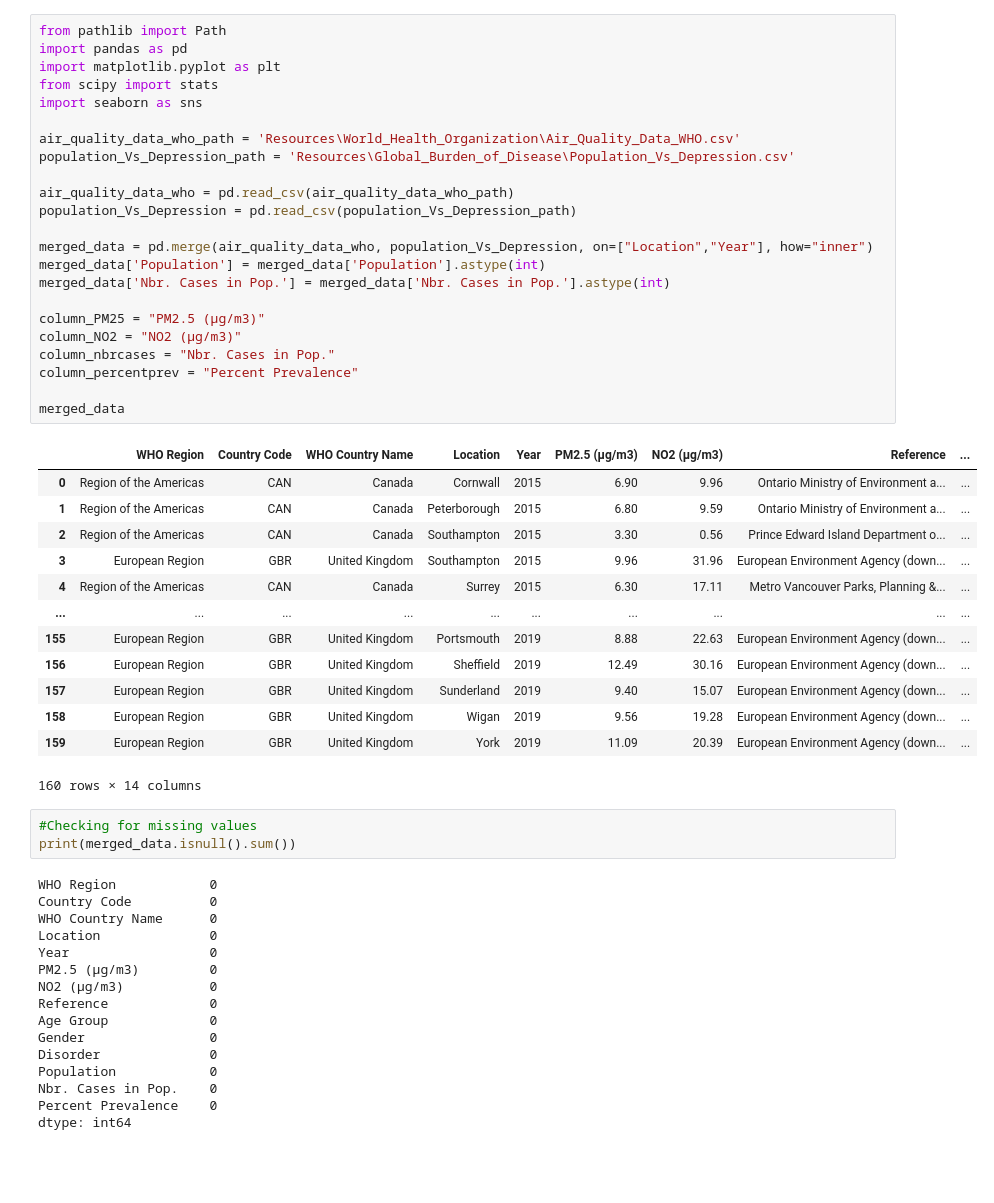
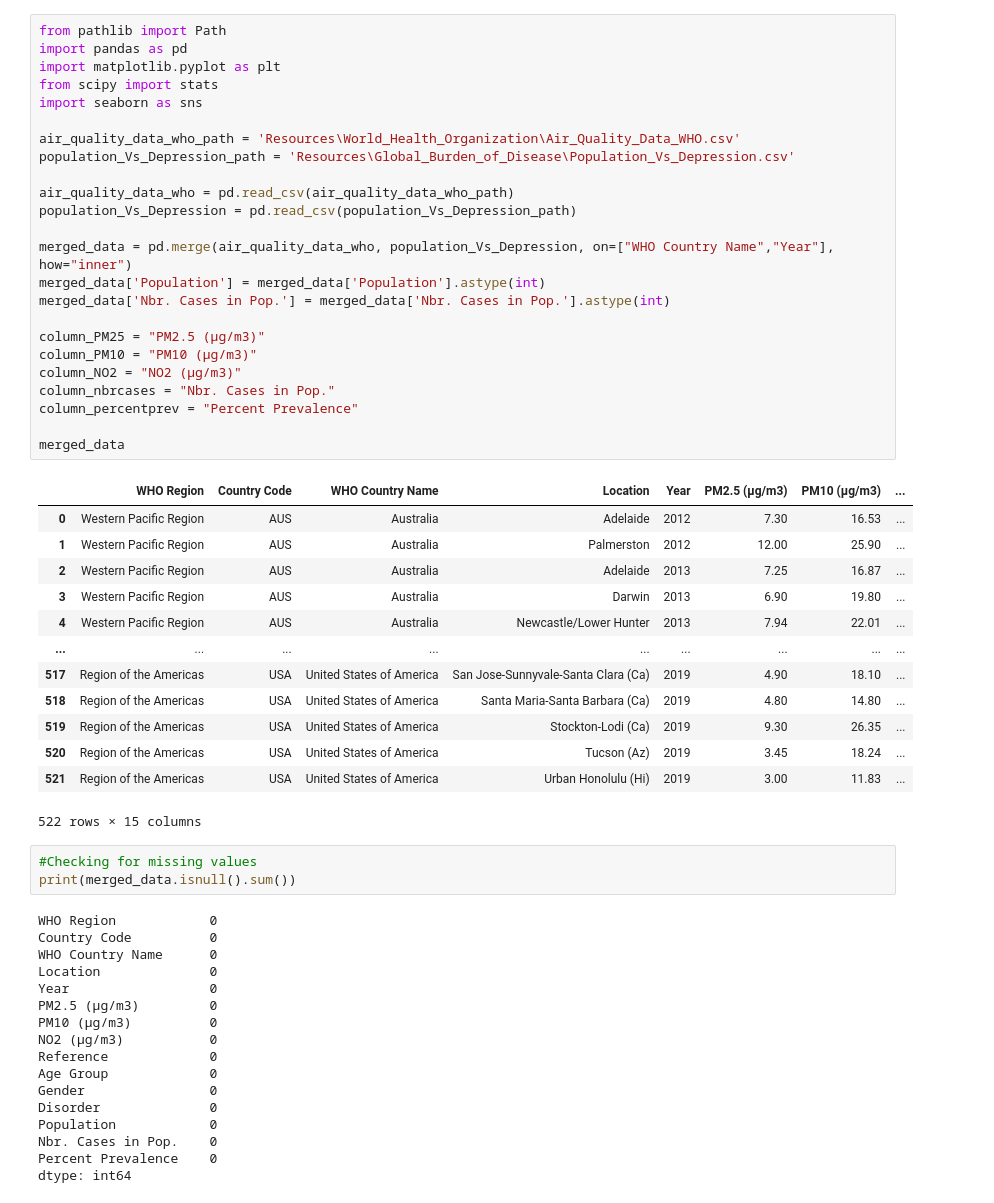
Before and after one commit to Whereiswendy/PolutionEffects-APIStudy, a Jupyter notebook: Hypothesis_2-Air_Pollution_and_Mental Health/aq_depress_data.ipynb, the cells around one changed output. Saved outputs shown, nothing was run; the diff lists cells and outputs as text; blank space fills up the shorter version.

```diff
--- a/Hypothesis_2-Air_Pollution_and_Mental Health/aq_depress_data.ipynb
+++ b/Hypothesis_2-Air_Pollution_and_Mental Health/aq_depress_data.ipynb
@@ -1,40 +1,41 @@
 # %%
 from pathlib import Path
 import pandas as pd
 import matplotlib.pyplot as plt
 from scipy import stats
 import seaborn as sns
 
 air_quality_data_who_path = 'Resources\World_Health_Organization\Air_Quality_Data_WHO.csv'
 population_Vs_Depression_path = 'Resources\Global_Burden_of_Disease\Population_Vs_Depression.csv'
 
 air_quality_data_who = pd.read_csv(air_quality_data_who_path)
 population_Vs_Depression = pd.read_csv(population_Vs_Depression_path)
 
-merged_data = pd.merge(air_quality_data_who, population_Vs_Depression, on=["Location","Year"], how="inner")
+merged_data = pd.merge(air_quality_data_who, population_Vs_Depression, on=["WHO Country Name","Year"], how="inner")
 merged_data['Population'] = merged_data['Population'].astype(int)
 merged_data['Nbr. Cases in Pop.'] = merged_data['Nbr. Cases in Pop.'].astype(int)
 
 column_PM25 = "PM2.5 (μg/m3)"
+column_PM10 = "PM10 (μg/m3)"
 column_NO2 = "NO2 (μg/m3)"
 column_nbrcases = "Nbr. Cases in Pop."
 column_percentprev = "Percent Prevalence"
 
 merged_data
 # %% [output]
-|  | WHO Region | Country Code | WHO Country Name | Location | Year | PM2.5 (μg/m3) | NO2 (μg/m3) | Reference | ... |
-| 0 | Region of the Americas | CAN | Canada | Cornwall | 2015 | 6.90 | 9.96 | Ontario Ministry of Environment a... | ... |
-| 1 | Region of the Americas | CAN | Canada | Peterborough | 2015 | 6.80 | 9.59 | Ontario Ministry of Environment a... | ... |
-| 2 | Region of the Americas | CAN | Canada | Southampton | 2015 | 3.30 | 0.56 | Prince Edward Island Department o... | ... |
-| 3 | European Region | GBR | United Kingdom | Southampton | 2015 | 9.96 | 31.96 | European Environment Agency (down... | ... |
-| 4 | Region of the Americas | CAN | Canada | Surrey | 2015 | 6.30 | 17.11 | Metro Vancouver Parks, Planning &... | ... |
-| ... | ... | ... | ... | ... | ... | ... | ... | ... | ... |
-| 155 | European Region | GBR | United Kingdom | Portsmouth | 2019 | 8.88 | 22.63 | European Environment Agency (down... | ... |
-| 156 | European Region | GBR | United Kingdom | Sheffield | 2019 | 12.49 | 30.16 | European Environment Agency (down... | ... |
-| 157 | European Region | GBR | United Kingdom | Sunderland | 2019 | 9.40 | 15.07 | European Environment Agency (down... | ... |
-| 158 | European Region | GBR | United Kingdom | Wigan | 2019 | 9.56 | 19.28 | European Environment Agency (down... | ... |
-| 159 | European Region | GBR | United Kingdom | York | 2019 | 11.09 | 20.39 | European Environment Agency (down... | ... |
+|  | WHO Region | Country Code | WHO Country Name | Location | Year | PM2.5 (μg/m3) | PM10 (μg/m3) | ... |
+| 0 | Western Pacific Region | AUS | Australia | Adelaide | 2012 | 7.30 | 16.53 | ... |
+| 1 | Western Pacific Region | AUS | Australia | Palmerston | 2012 | 12.00 | 25.90 | ... |
+| 2 | Western Pacific Region | AUS | Australia | Adelaide | 2013 | 7.25 | 16.87 | ... |
+| 3 | Western Pacific Region | AUS | Australia | Darwin | 2013 | 6.90 | 19.80 | ... |
+| 4 | Western Pacific Region | AUS | Australia | Newcastle/Lower Hunter | 2013 | 7.94 | 22.01 | ... |
+| ... | ... | ... | ... | ... | ... | ... | ... | ... |
+| 517 | Region of the Americas | USA | United States of America | San Jose-Sunnyvale-Santa Clara (Ca) | 2019 | 4.90 | 18.10 | ... |
+| 518 | Region of the Americas | USA | United States of America | Santa Maria-Santa Barbara (Ca) | 2019 | 4.80 | 14.80 | ... |
+| 519 | Region of the Americas | USA | United States of America | Stockton-Lodi (Ca) | 2019 | 9.30 | 26.35 | ... |
+| 520 | Region of the Americas | USA | United States of America | Tucson (Az) | 2019 | 3.45 | 18.24 | ... |
+| 521 | Region of the Americas | USA | United States of America | Urban Honolulu (Hi) | 2019 | 3.00 | 11.83 | ... |
-160 rows × 14 columns
+522 rows × 15 columns
 # %%
 #Checking for missing values
 print(merged_data.isnull().sum())
@@ -45,6 +46,7 @@ WHO Country Name      0
 Location              0
 Year                  0
 PM2.5 (μg/m3)         0
+PM10 (μg/m3)          0
 NO2 (μg/m3)           0
 Reference             0
 Age Group             0
```
Also changed, not shown: parts of 5 cells of this notebook, 4 other files.
